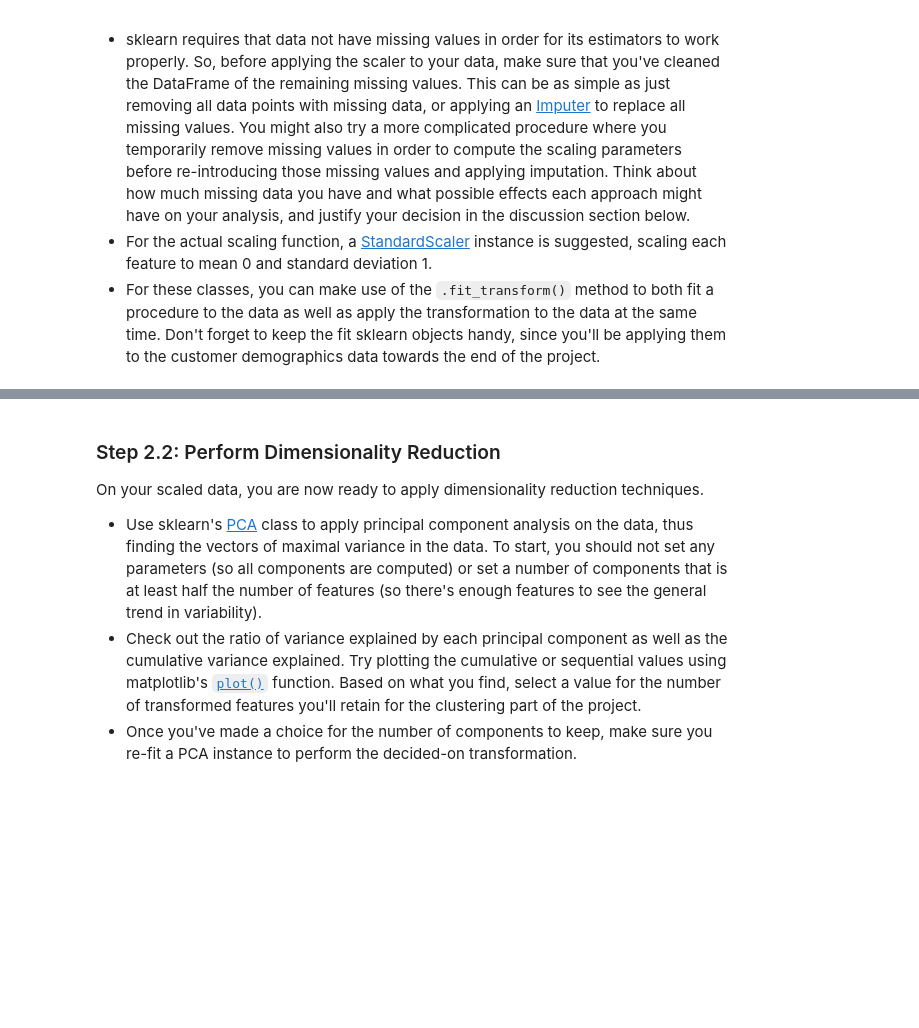
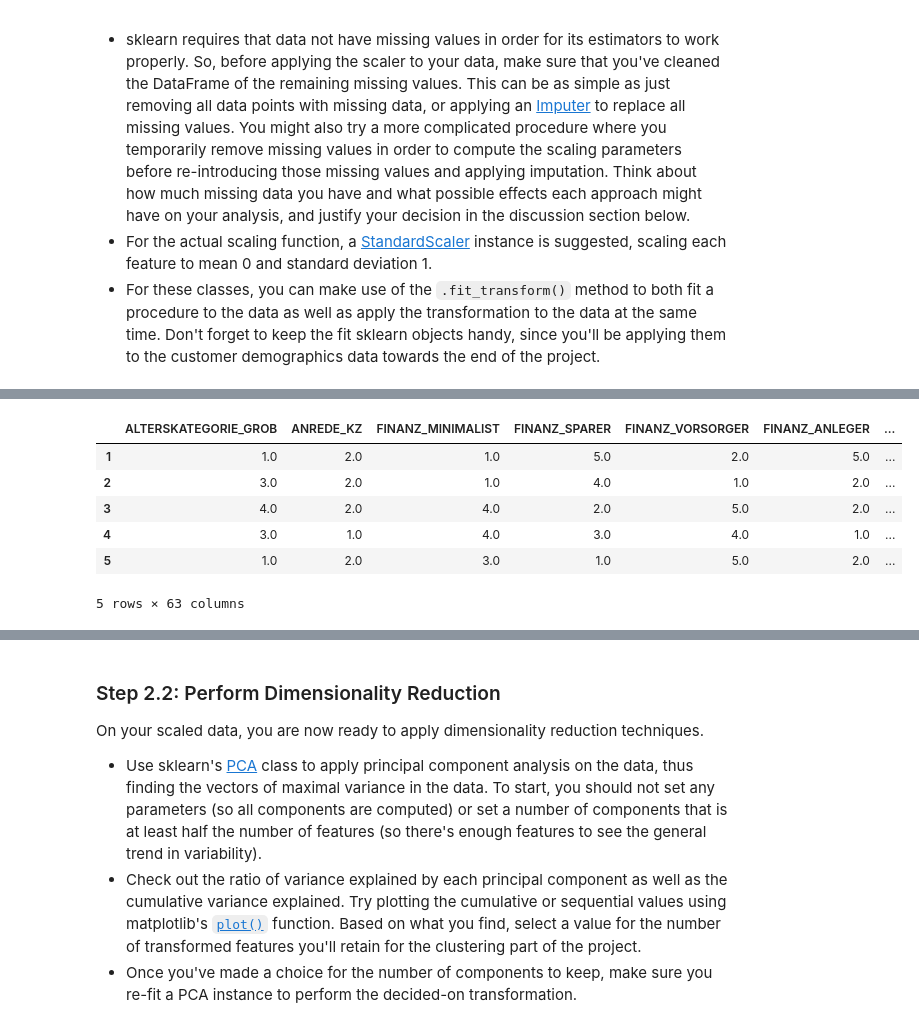
Before and after one commit to SiddharthSabat/Machine_Learning_Projects, a Jupyter notebook: Identify_Customer_Segments/Identify_Customer_Segments.ipynb, the cells around one changed output, grey strips where cells are left out. Cells and saved outputs as stored; diff of their text form; code cells hidden in the pictures; blank space fills up the shorter version.

```diff
--- a/Identify_Customer_Segments/Identify_Customer_Segments.ipynb
+++ b/Identify_Customer_Segments/Identify_Customer_Segments.ipynb
@@ -546,2 +559,14 @@ Before we apply dimensionality reduction techniques to the data, we need to perf
+# %%
+azdias_imputed_df.columns = azdias_clean.columns
+azdias_imputed_df.index = azdias_clean.index
+azdias_imputed_df.head()
+# %% [output]
+|  | ALTERSKATEGORIE_GROB | ANREDE_KZ | FINANZ_MINIMALIST | FINANZ_SPARER | FINANZ_VORSORGER | FINANZ_ANLEGER | ... |
+| 1 | 1.0 | 2.0 | 1.0 | 5.0 | 2.0 | 5.0 | ... |
+| 2 | 3.0 | 2.0 | 1.0 | 4.0 | 1.0 | 2.0 | ... |
+| 3 | 4.0 | 2.0 | 4.0 | 2.0 | 5.0 | 2.0 | ... |
+| 4 | 3.0 | 1.0 | 4.0 | 3.0 | 4.0 | 1.0 | ... |
+| 5 | 1.0 | 2.0 | 3.0 | 1.0 | 5.0 | 2.0 | ... |
+5 rows × 63 columns
 # %%
 # Apply feature scaling to the general population demographics data.
```
Also changed, not shown: parts of 7 cells of this notebook.
